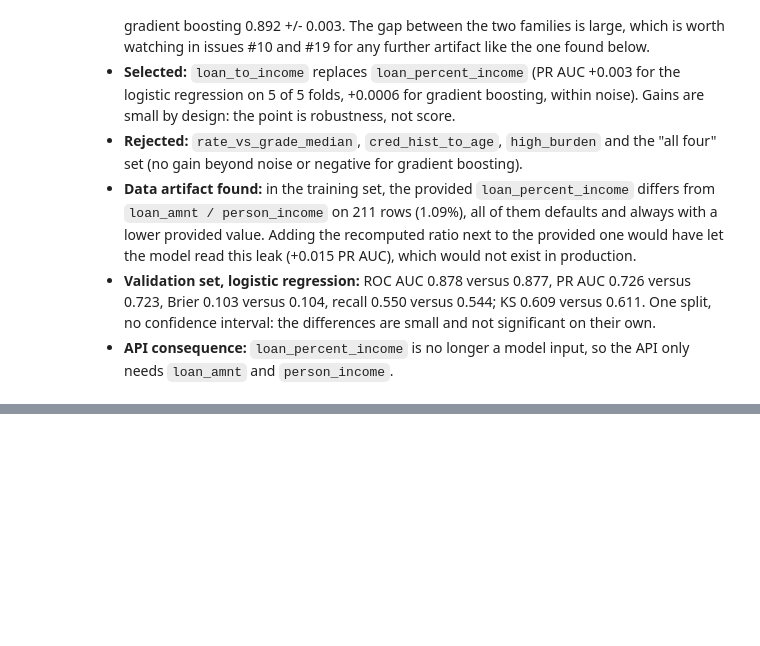
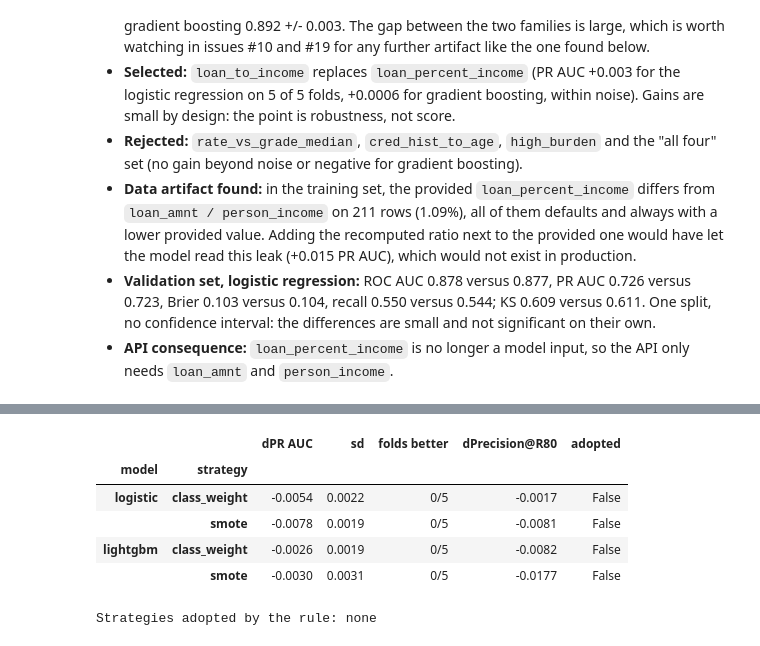
Before and after one commit to cheickbougoum90-web/credit-risk-scoring, a Jupyter notebook: notebooks/02_modeling_experiments.ipynb, the cells around one changed output, grey strips where cells are left out. Saved outputs shown, nothing was run; the diff lists cells and outputs as text; code cells hidden in the pictures; blank space fills up the shorter version.

```diff
--- a/notebooks/02_modeling_experiments.ipynb
+++ b/notebooks/02_modeling_experiments.ipynb
@@ -410,0 +664,22 @@ print(comparison_to_markdown(table))
+# %%
+rows, adopted = [], []
+for m in ("logistic", "lightgbm"):
+    for st in ("class_weight", "smote"):
+        base_sc, cand_sc = imb[(m, "none")], imb[(m, st)]
+        g = paired_gain(base_sc, cand_sc, "pr_auc")
+        d80 = cand_sc["p_at_r80"].to_numpy() - base_sc["p_at_r80"].to_numpy()
+        ok = g["mean_gain"] > g["std_gain"] and d80.mean() >= 0
+        if ok:
+            adopted.append((m, st))
+        rows.append({"model": m, "strategy": st, "dPR AUC": g["mean_gain"], "sd": g["std_gain"], "folds better": f"{g['folds_improved']}/5",
+                     "dPrecision@R80": d80.mean(), "adopted": ok})
+display(pd.DataFrame(rows).set_index(["model", "strategy"]).round(4))
+print("Strategies adopted by the rule:", adopted if adopted else "none")
+# %% [output]
+|  |  | dPR AUC | sd | folds better | dPrecision@R80 | adopted |
+| model | strategy |  |  |  |  |  |
+| logistic | class_weight | -0.0054 | 0.0022 | 0/5 | -0.0017 | False |
+|  | smote | -0.0078 | 0.0019 | 0/5 | -0.0081 | False |
+| lightgbm | class_weight | -0.0026 | 0.0019 | 0/5 | -0.0082 | False |
+|  | smote | -0.0030 | 0.0031 | 0/5 | -0.0177 | False |
+Strategies adopted by the rule: none
```
Also changed, not shown: parts of 21 cells of this notebook, 13 other files.
